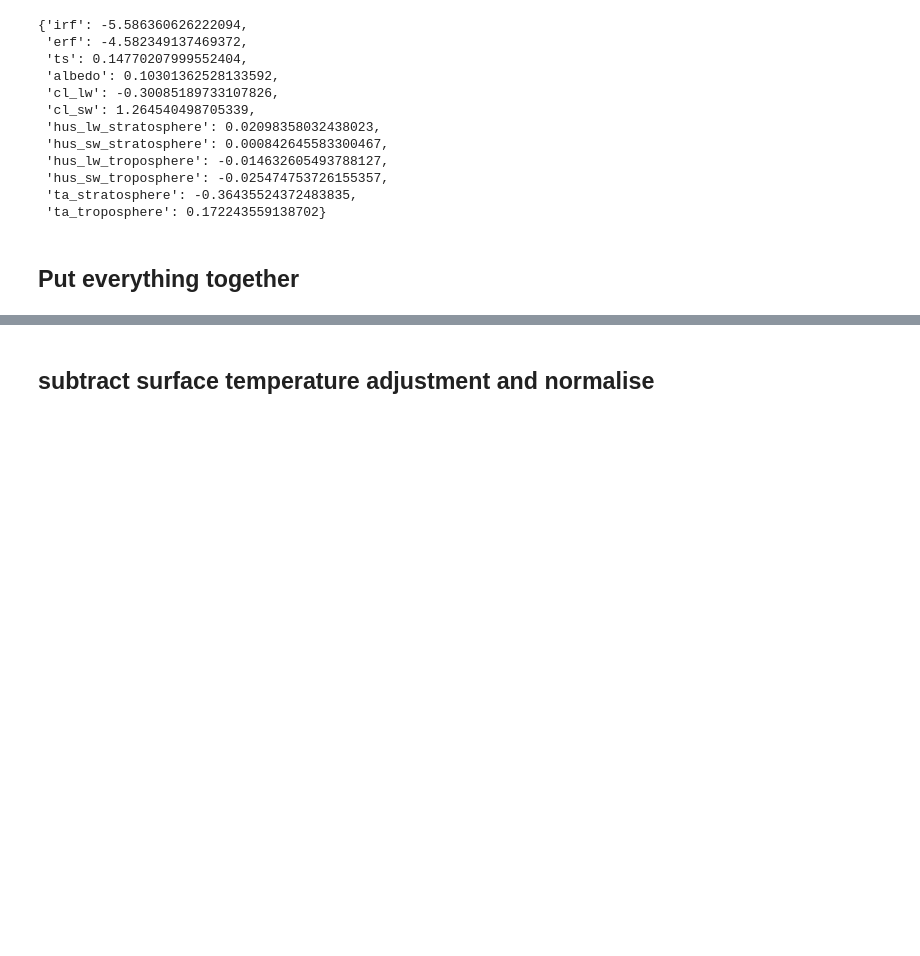
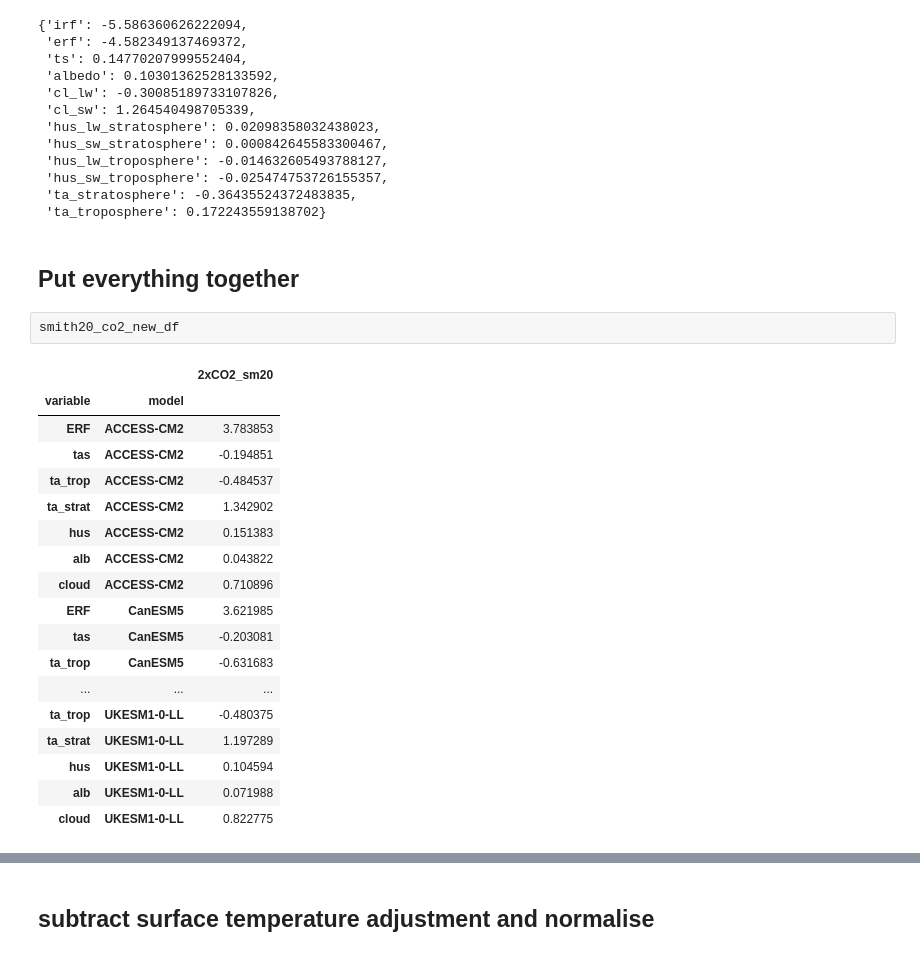
Before and after one commit to chrisroadmap/ar6, a Jupyter notebook: notebooks/270_chapter7_fig7.4.ipynb, the cells around one changed output, grey strips where cells are left out. Drawn from its saved outputs; the diff is of its cells as text; blank space fills up the shorter version.

```diff
--- a/notebooks/270_chapter7_fig7.4.ipynb
+++ b/notebooks/270_chapter7_fig7.4.ipynb
@@ -452,6 +452,27 @@ volcanic_adj
  'ta_troposphere': 0.172243559138702}
 # %% [markdown]
 ## Put everything together
+# %%
+smith20_co2_new_df
+# %% [output]
+|  |  | 2xCO2_sm20 |
+| variable | model |  |
+| ERF | ACCESS-CM2 | 3.783853 |
+| tas | ACCESS-CM2 | -0.194851 |
+| ta_trop | ACCESS-CM2 | -0.484537 |
+| ta_strat | ACCESS-CM2 | 1.342902 |
+| hus | ACCESS-CM2 | 0.151383 |
+| alb | ACCESS-CM2 | 0.043822 |
+| cloud | ACCESS-CM2 | 0.710896 |
+| ERF | CanESM5 | 3.621985 |
+| tas | CanESM5 | -0.203081 |
+| ta_trop | CanESM5 | -0.631683 |
+| ... | ... | ... |
+| ta_trop | UKESM1-0-LL | -0.480375 |
+| ta_strat | UKESM1-0-LL | 1.197289 |
+| hus | UKESM1-0-LL | 0.104594 |
+| alb | UKESM1-0-LL | 0.071988 |
+| cloud | UKESM1-0-LL | 0.822775 |
 # %%
 adjustments_df = (
     pd.concat([smith18_new_df, smith20_aer_new_df, hod_new_df, volcanic_df], axis=1)
```
Also changed, not shown: parts of 2 cells of this notebook, 2 other files.
